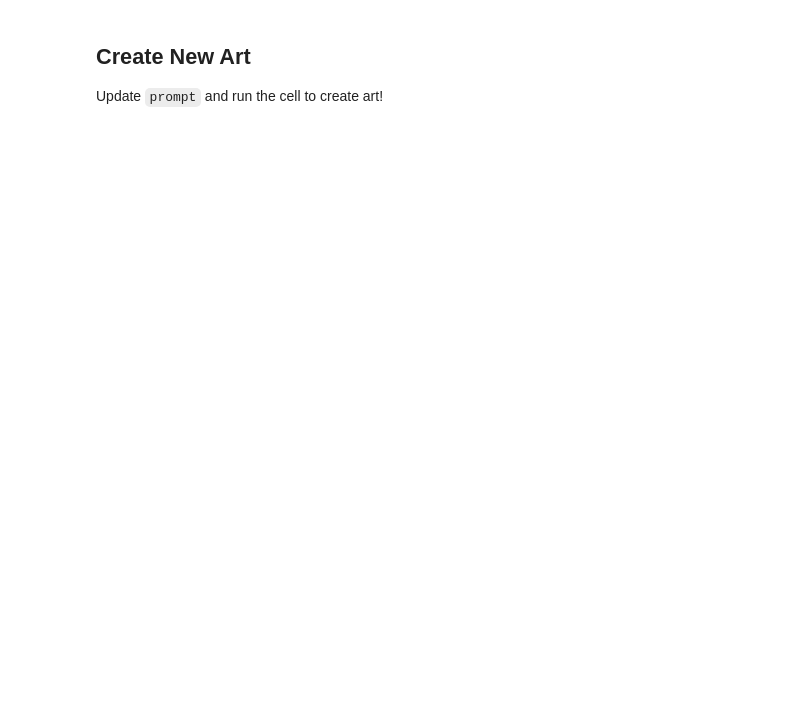
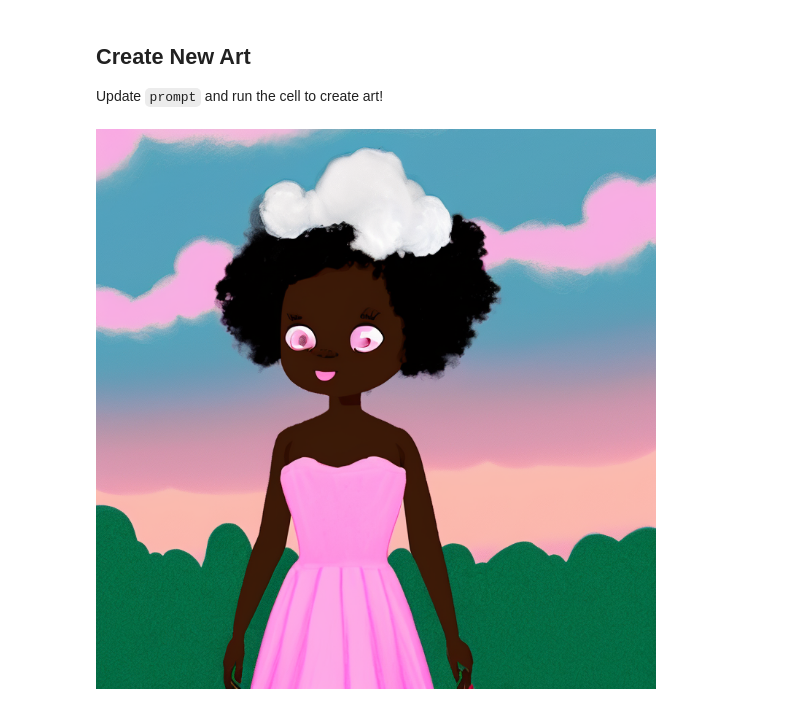
Before and after one commit to galaxy-bytes/stable-diffusion, a Jupyter notebook: notebooks/stable-diffusion-v2.ipynb, the cells around one changed output. Saved outputs shown, nothing was run; the diff lists cells and outputs as text; code cells hidden in the pictures; blank space fills up the shorter version.

```diff
--- a/notebooks/stable-diffusion-v2.ipynb
+++ b/notebooks/stable-diffusion-v2.ipynb
@@ -50,9 +50,10 @@ Update `prompt` and run the cell to create art!
 # %%
 from torch import autocast
 
 # Change prompt for image here!
-prompt = "a small dog cooking pasta in a kitchen"
-
+prompt = "a cartoon black girl with cotton candy hair and a pink dress standing in front of a pink sky with cotton candy clouds"
 with autocast(device):
   image = pipe(prompt, height=768, width=768).images[0]
 image
+# %% [output]
+[figure, added]
```
Also changed, not shown: parts of 1 cell of this notebook.
